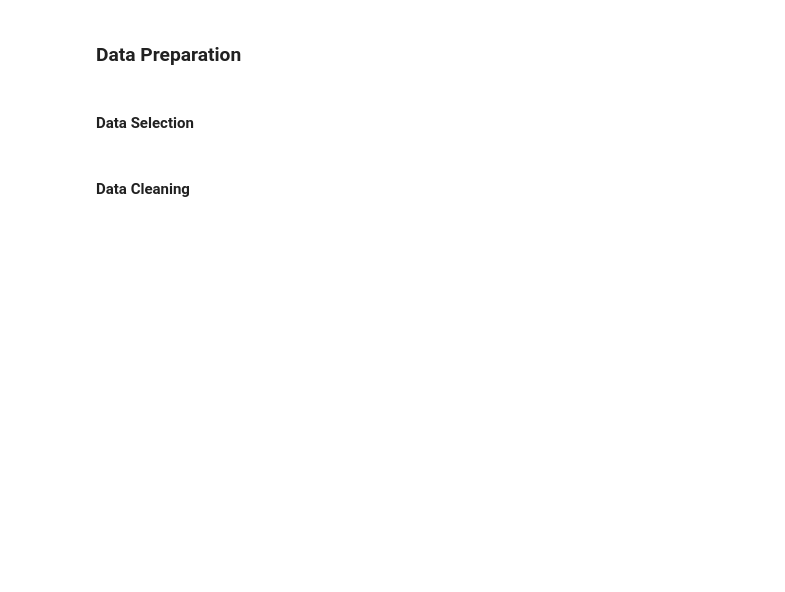
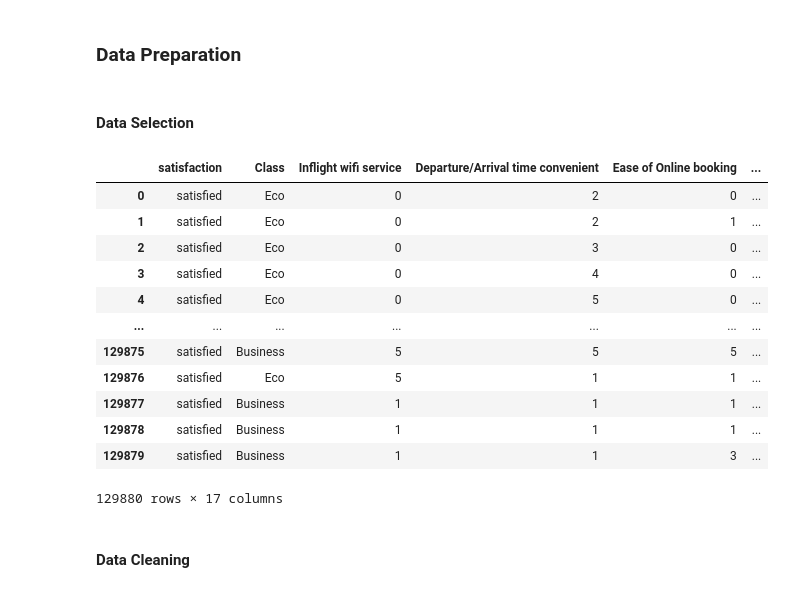
Before and after one commit to isdmg/CS131-8L-PROJECT-PARAGUAY, a Jupyter notebook: CS131-8L PROJECT - PARAGUAY.ipynb, the cells around one changed output. Drawn from its saved outputs; the diff is of its cells as text; code cells hidden in the pictures; blank space fills up the shorter version.

Commit message:
Dropped non-services + flight distance on correlation map

```diff
--- a/CS131-8L PROJECT - PARAGUAY.ipynb
+++ b/CS131-8L PROJECT - PARAGUAY.ipynb
@@ -342,10 +514,23 @@ df.isna().sum()
 # %% [markdown]
 #### Data Selection
 # %%
-# Remove ba natin yung Customer Type, Type of Travel, and Flight Distance?
 # Remove unneeded fields (i.e., id, gender, customer type, age, type of travel, flight distance, gate location)
-df.drop(columns=['id', 'Gender', 'Age', 'Gate location'], axis=1, inplace=True)
+df.drop(columns=['id', 'Gender', 'Age', 'Gate location', 'Customer Type', 'Type of Travel', 'Flight Distance'], axis=1, inplace=True)
 df
+# %% [output]
+|  | satisfaction | Class | Inflight wifi service | Departure/Arrival time convenient | Ease of Online booking | ... |
+| 0 | satisfied | Eco | 0 | 2 | 0 | ... |
+| 1 | satisfied | Eco | 0 | 2 | 1 | ... |
+| 2 | satisfied | Eco | 0 | 3 | 0 | ... |
+| 3 | satisfied | Eco | 0 | 4 | 0 | ... |
+| 4 | satisfied | Eco | 0 | 5 | 0 | ... |
+| ... | ... | ... | ... | ... | ... | ... |
+| 129875 | satisfied | Business | 5 | 5 | 5 | ... |
+| 129876 | satisfied | Eco | 5 | 1 | 1 | ... |
+| 129877 | satisfied | Business | 1 | 1 | 1 | ... |
+| 129878 | satisfied | Business | 1 | 1 | 1 | ... |
+| 129879 | satisfied | Business | 1 | 1 | 3 | ... |
+129880 rows × 17 columns
 # %% [markdown]
 #### Data Cleaning
 # %%
```
Also changed, not shown: parts of 32 cells of this notebook.
